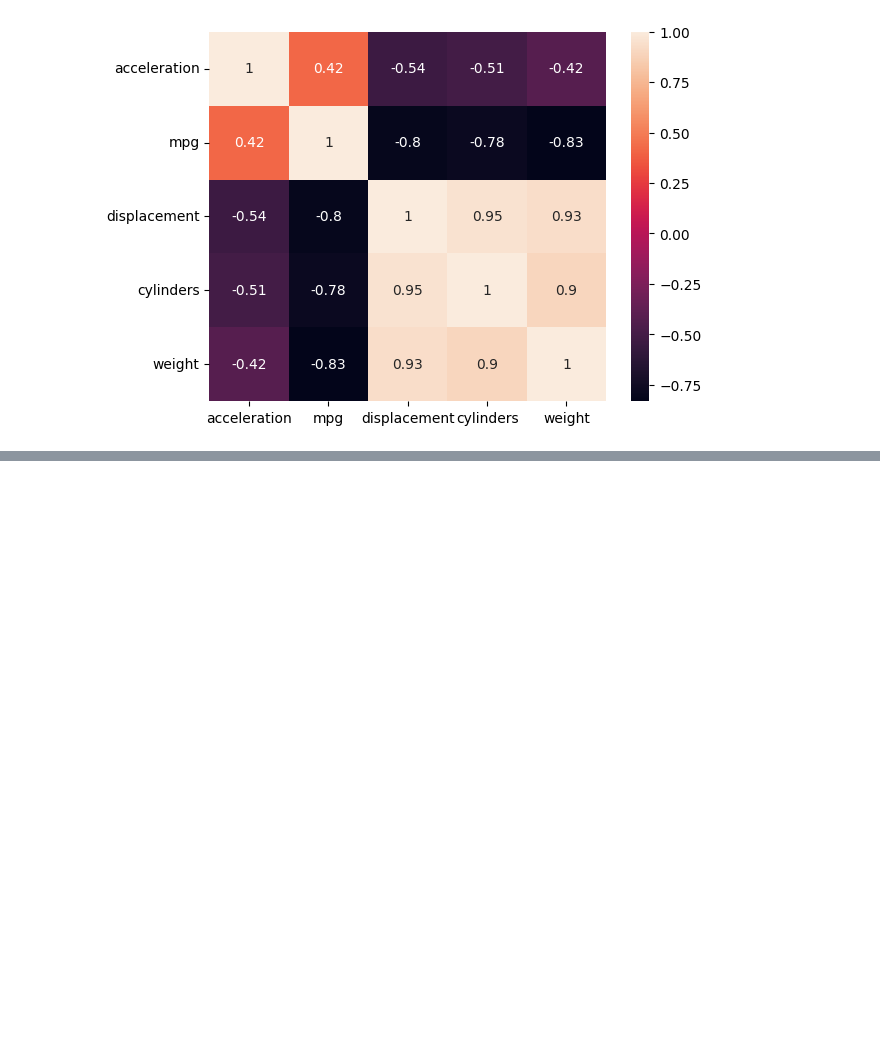
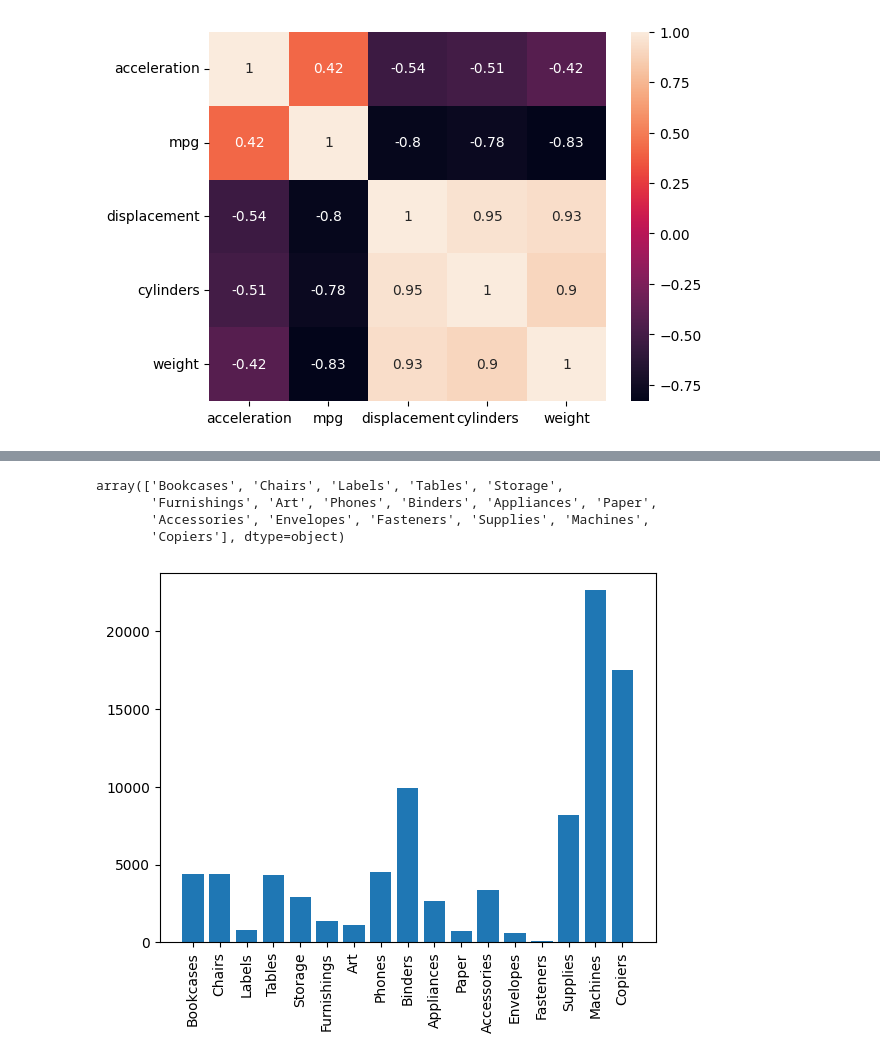
Before and after one commit to thedemonKingx1337/DSA_ICTAK_PythonBase, a Jupyter notebook: DSA_PythonBase.ipynb, the cells around one changed output, grey strips where cells are left out. Saved outputs shown, nothing was run; the diff lists cells and outputs as text; code cells hidden in the pictures; blank space fills up the shorter version.

```diff
--- a/DSA_PythonBase.ipynb
+++ b/DSA_PythonBase.ipynb
@@ -988,0 +1079,13 @@ sns.heatmap(new_data.corr(), annot=True)
+# %%
+data['Sub-Category'].unique()
+# %% [output]
+array(['Bookcases', 'Chairs', 'Labels', 'Tables', 'Storage',
+       'Furnishings', 'Art', 'Phones', 'Binders', 'Appliances', 'Paper',
+       'Accessories', 'Envelopes', 'Fasteners', 'Supplies', 'Machines',
+       'Copiers'], dtype=object)
+# %%
+plt.bar(data['Sub-Category'],data['Sales'])
+plt.xticks (rotation=90)
+plt.show()
+# %% [output]
+[figure, added]
```
Also changed, not shown: parts of 35 cells of this notebook.
